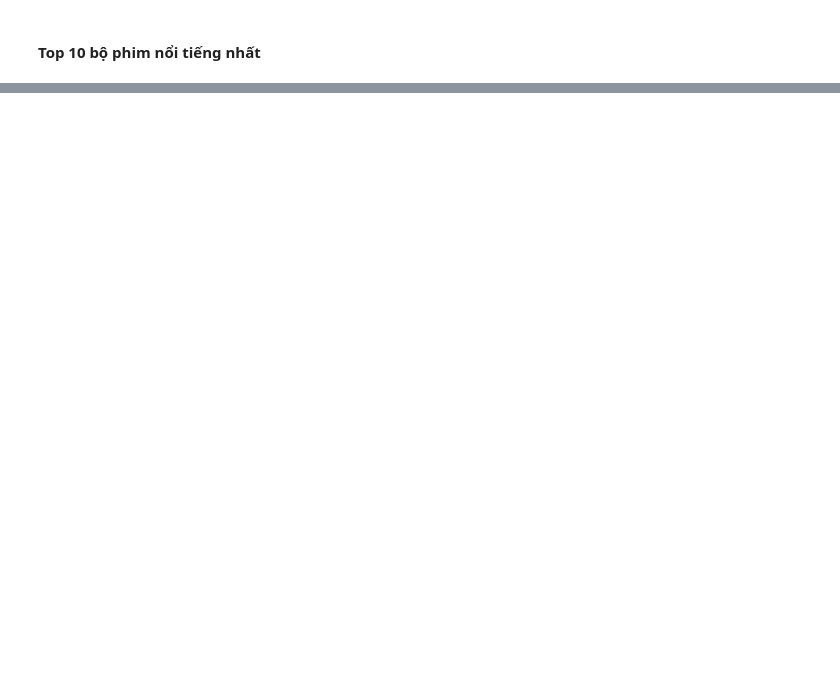
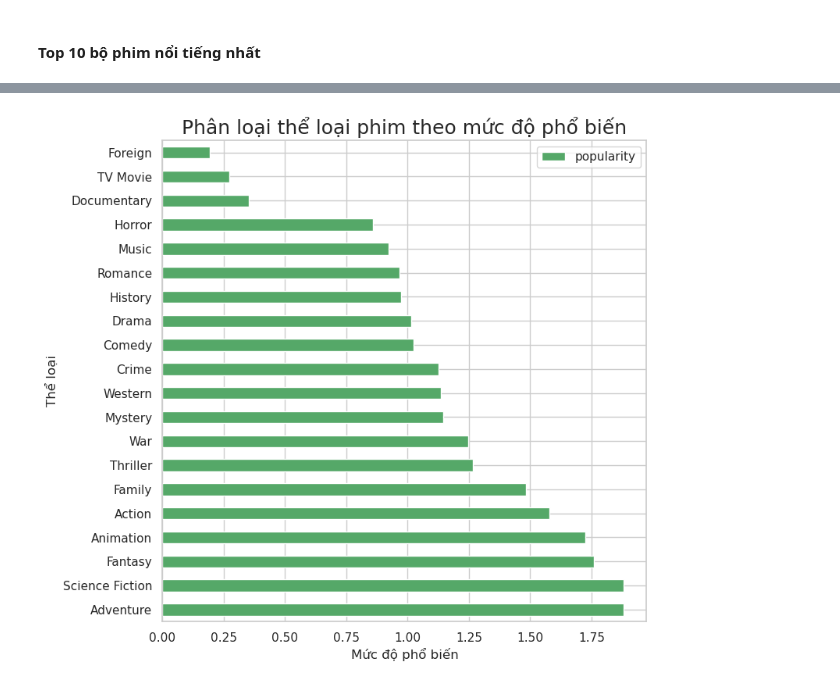
Before and after one commit to Nnguyen-dev2805/PYTHON_FinalProject, a Jupyter notebook: report.ipynb, the cells around one changed output, grey strips where cells are left out. Cells and saved outputs as stored; diff of their text form; code cells hidden in the pictures; blank space fills up the shorter version.

```diff
--- a/report.ipynb
+++ b/report.ipynb
@@ -471,0 +603,16 @@ plt.show()
+# %%
+mean_popular_vs_genre_df.plot(
+    x='genres',  # Sử dụng cột 'genres' làm nhãn trục y
+    y='popularity',  # Sử dụng cột 'popularity' để vẽ giá trị
+    kind='barh',
+    figsize=(8, 8),
+    color='g'
+)
+
+plt.title('Phân loại thể loại phim theo mức độ phổ biến', size=18)  # Tiêu đề
+plt.xlabel('Mức độ phổ biến', size=12)  # Nhãn trục x
+plt.ylabel('Thể loại', size=12)  # Nhãn trục y
+sns.set_style("whitegrid")  # Phong cách hiển thị
+plt.show()
+# %% [output]
+[figure, added]
```
Also changed, not shown: parts of 29 cells of this notebook, 1 other file.
